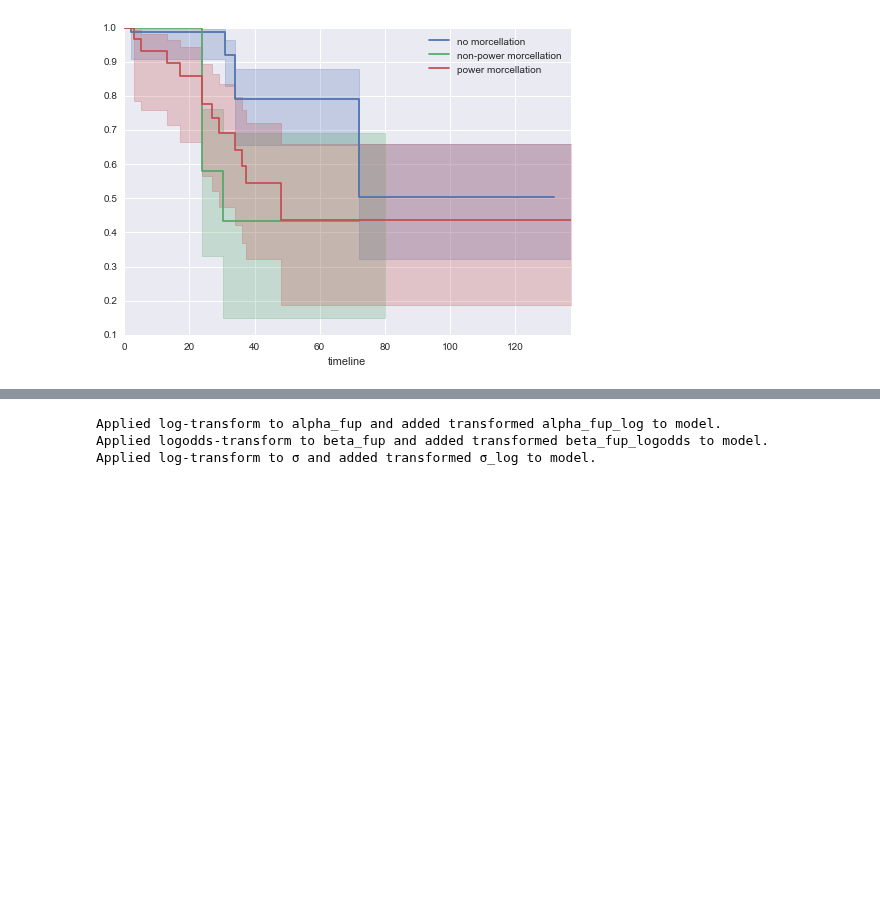
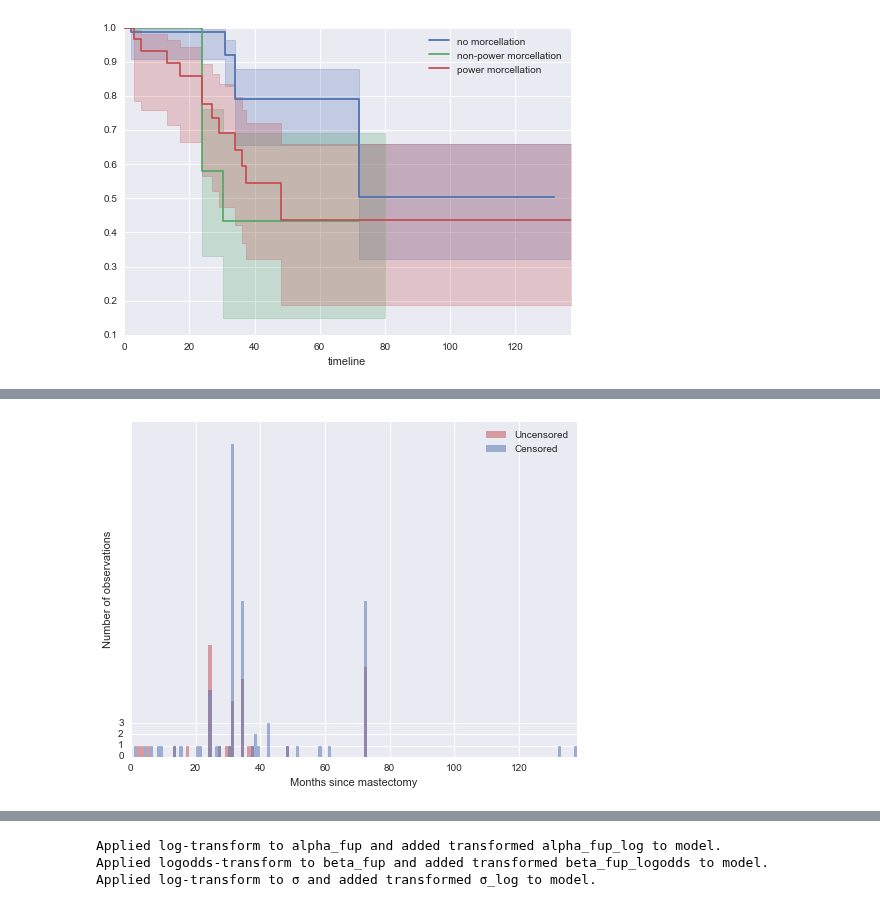
Before and after one commit to VanderbiltPopHealthSci/uterine_fibroids_MA, a Jupyter notebook: Key Question 4 Meta-analysis.ipynb, the cells around one changed output, grey strips where cells are left out. Cells and saved outputs as stored; diff of their text form; code cells hidden in the pictures; blank space fills up the shorter version.

```diff
--- a/Key Question 4 Meta-analysis.ipynb
+++ b/Key Question 4 Meta-analysis.ipynb
@@ -160,0 +196,8 @@ for ax in axes.flatten():
+# %%
+model_data = (kq4_data.assign(non_power_morcellation=(kq4_data.Morcellation=='Yes') & (kq4_data.Power=='No'))
+                      .assign(power_morcellation=(kq4_data.Morcellation=='Yes') & (kq4_data.Power=='Yes')))
+# %%
+time = model_data['Months follow-up']
+event = event_observed = model_data.died.astype(int)
+n_intervals = int(time.max()+1)
+n_patients = model_data.shape[0]
@@ -160,0 +209,21 @@ for ax in axes.flatten():
+# %%
+interval_bounds = np.arange(0, time.max() + 1, 1)
+# %%
+fig, ax = plt.subplots(figsize=(8, 6))
+
+ax.hist(time[event==1].values, bins=interval_bounds,
+        color=red, alpha=0.5, lw=0,
+        label='Uncensored');
+ax.hist(time[event==0].values, bins=interval_bounds,
+        color=blue, alpha=0.5, lw=0,
+        label='Censored');
+
+ax.set_xlim(0, interval_bounds[-1]);
+ax.set_xlabel('Months since mastectomy');
+
+ax.set_yticks([0, 1, 2, 3]);
+ax.set_ylabel('Number of observations');
+
+ax.legend();
+# %% [output]
+[figure, added]
```
Also changed, not shown: parts of 20 cells of this notebook.
